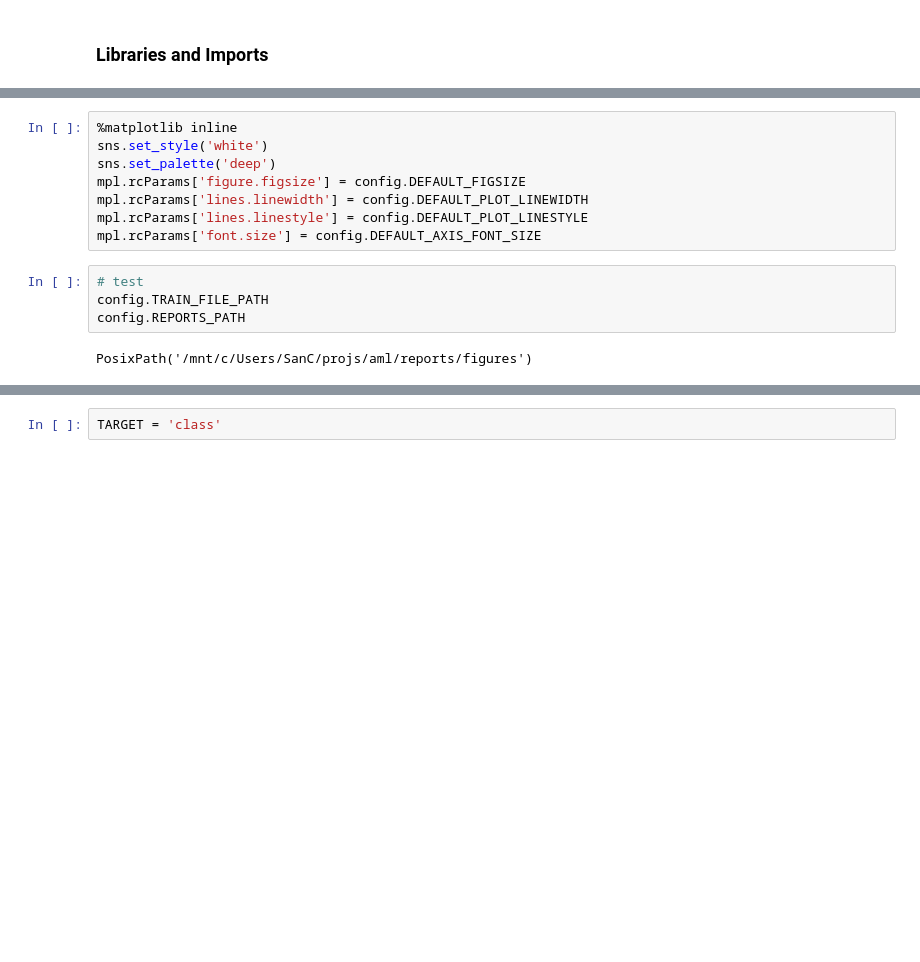
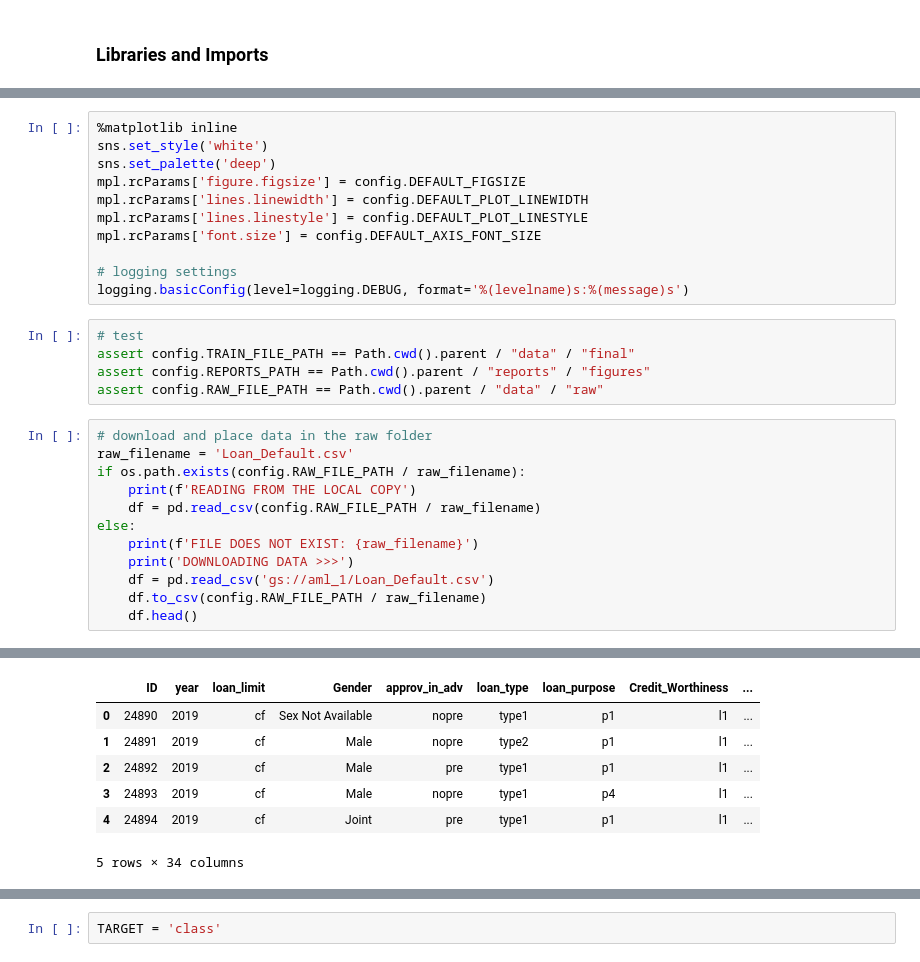
Before and after one commit to csanry/aml, a Jupyter notebook: notebooks/template.ipynb, the cells around one changed output, grey strips where cells are left out. Drawn from its saved outputs; the diff is of its cells as text; blank space fills up the shorter version.

```diff
--- a/notebooks/template.ipynb
+++ b/notebooks/template.ipynb
@@ -70,9 +72,24 @@ mpl.rcParams['figure.figsize'] = config.DEFAULT_FIGSIZE
 mpl.rcParams['lines.linewidth'] = config.DEFAULT_PLOT_LINEWIDTH
 mpl.rcParams['lines.linestyle'] = config.DEFAULT_PLOT_LINESTYLE
 mpl.rcParams['font.size'] = config.DEFAULT_AXIS_FONT_SIZE
+
+# logging settings
+logging.basicConfig(level=logging.DEBUG, format='%(levelname)s:%(message)s')
-# %%
-# test
-config.TRAIN_FILE_PATH
-config.REPORTS_PATH
-# %% [output]
-PosixPath('/mnt/c/Users/SanC/projs/aml/reports/figures')
+# %%
+# test
+assert config.TRAIN_FILE_PATH == Path.cwd().parent / "data" / "final"
+assert config.REPORTS_PATH == Path.cwd().parent / "reports" / "figures"
+assert config.RAW_FILE_PATH == Path.cwd().parent / "data" / "raw"
+# %%
+# download and place data in the raw folder
+raw_filename = 'Loan_Default.csv'
+if os.path.exists(config.RAW_FILE_PATH / raw_filename):
+    print(f'READING FROM THE LOCAL COPY')
+    df = pd.read_csv(config.RAW_FILE_PATH / raw_filename)
+else:
+    print(f'FILE DOES NOT EXIST: {raw_filename}')
+    print('DOWNLOADING DATA >>>')
+    df = pd.read_csv('gs://aml_1/Loan_Default.csv')
+    df.to_csv(config.RAW_FILE_PATH / raw_filename)
+    df.head()
+# %% [output]
@@ -79 +98,8 @@ PosixPath('/mnt/c/Users/SanC/projs/aml/reports/figures')
+|  | ID | year | loan_limit | Gender | approv_in_adv | loan_type | loan_purpose | Credit_Worthiness | ... |
+| 0 | 24890 | 2019 | cf | Sex Not Available | nopre | type1 | p1 | l1 | ... |
+| 1 | 24891 | 2019 | cf | Male | nopre | type2 | p1 | l1 | ... |
+| 2 | 24892 | 2019 | cf | Male | pre | type1 | p1 | l1 | ... |
+| 3 | 24893 | 2019 | cf | Male | nopre | type1 | p4 | l1 | ... |
+| 4 | 24894 | 2019 | cf | Joint | pre | type1 | p1 | l1 | ... |
+5 rows × 34 columns
 # %%
```
Also changed, not shown: parts of 5 cells of this notebook.
